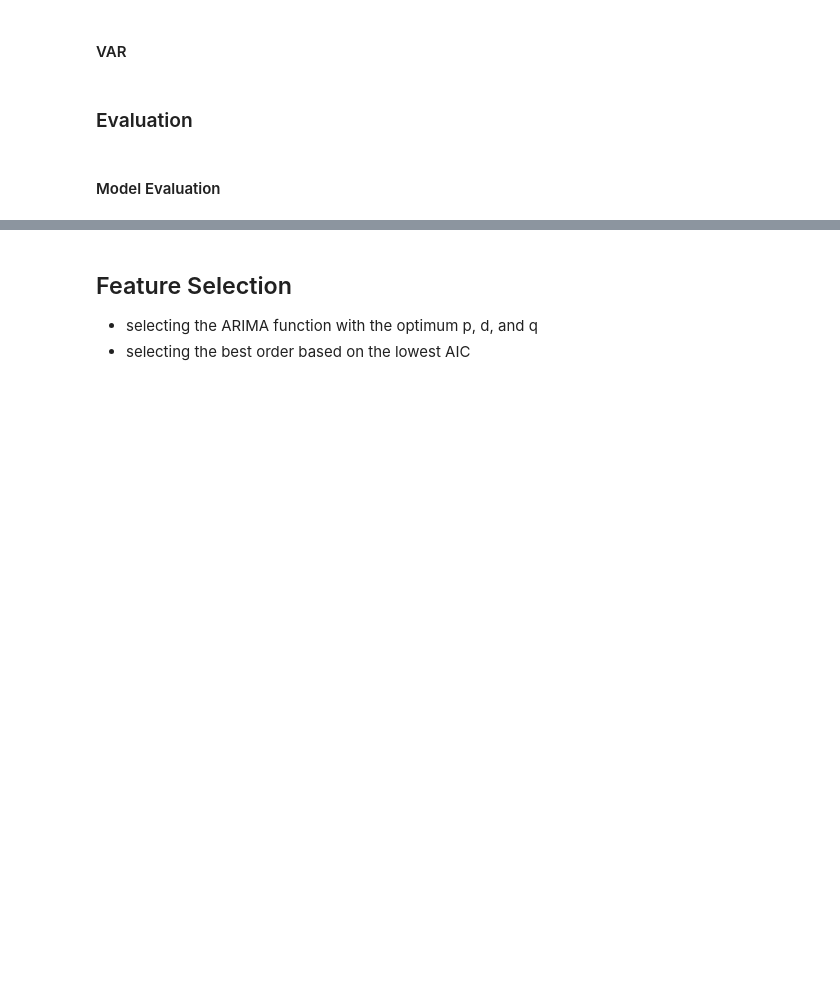
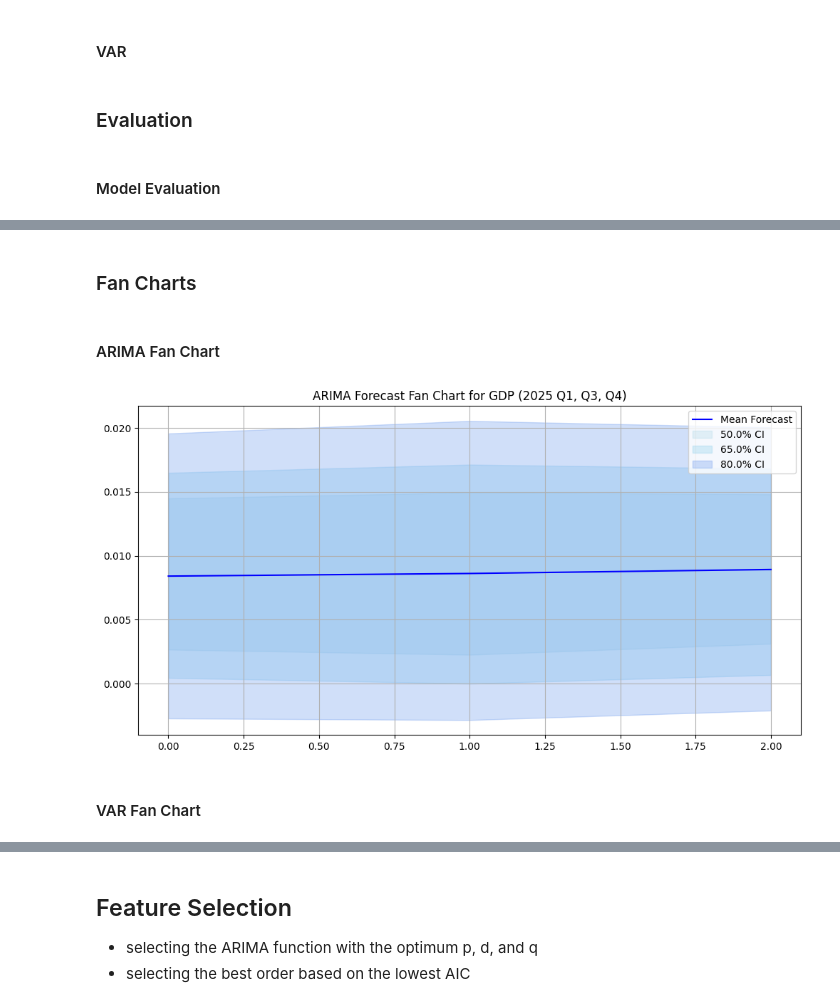
Before and after one commit to turrrray/dsedatathon, a Jupyter notebook: NUS_DSESC_DATABUSTERS_XX.ipynb, the cells around one changed output, grey strips where cells are left out. Saved outputs shown, nothing was run; the diff lists cells and outputs as text; code cells hidden in the pictures; blank space fills up the shorter version.

```diff
--- a/NUS_DSESC_DATABUSTERS_XX.ipynb
+++ b/NUS_DSESC_DATABUSTERS_XX.ipynb
@@ -198,2 +329,5 @@ quar_final.head()
+# %%
+arima_model = ARIMA(quar_df_train['GDPC1'], order=optimal_model.order)
+arima_results = arima_model.fit()
 # %% [markdown]
 #### VAR
@@ -210,0 +375,40 @@ df_from_1967_final = quar_final.loc[quar_final.index < cutoff].copy()
+# %% [markdown]
+### Fan Charts
+# %%
+n_forecasts = 3  # Q1, Q3, Q4 2025
+n_simulations = 1000
+intervals = [0.50, 0.65, 0.80]
+# %%
+def generate_fan_chart(forecasts, intervals, title):
+    """Generate fan chart with multiple confidence intervals"""
+    plt.figure(figsize=(12, 6))
+    plt.plot(forecasts.mean(axis=1), color='blue', label='Mean Forecast')
+
+    colors = ['lightblue', 'skyblue', 'cornflowerblue']
+    for interval, color in zip(intervals, colors):
+        lower = np.percentile(forecasts, (100 - interval * 100) / 2, axis=1)
+        upper = np.percentile(forecasts, 100 - (100 - interval * 100) / 2, axis=1)
+        plt.fill_between(range(len(forecasts)), lower, upper, color=color, alpha=0.3,
+                        label=f'{interval*100}% CI')
+
+    plt.title(title)
+    plt.legend()
+    plt.grid(True)
+    return plt
+# %% [markdown]
+#### ARIMA Fan Chart
+# %%
+arima_forecasts = np.zeros((n_forecasts, n_simulations))
+for i in range(n_simulations):
+    arima_forecasts[:, i] = arima_results.simulate(n_forecasts)
+# %%
+arima_fan = generate_fan_chart(
+    pd.DataFrame(arima_forecasts),
+    intervals,
+    'ARIMA Forecast Fan Chart for GDP (2025 Q1, Q3, Q4)'
+)
+arima_fan.show()
+# %% [output]
+[figure, added]
+# %% [markdown]
+#### VAR Fan Chart
```
Also changed, not shown: parts of 32 cells of this notebook.
